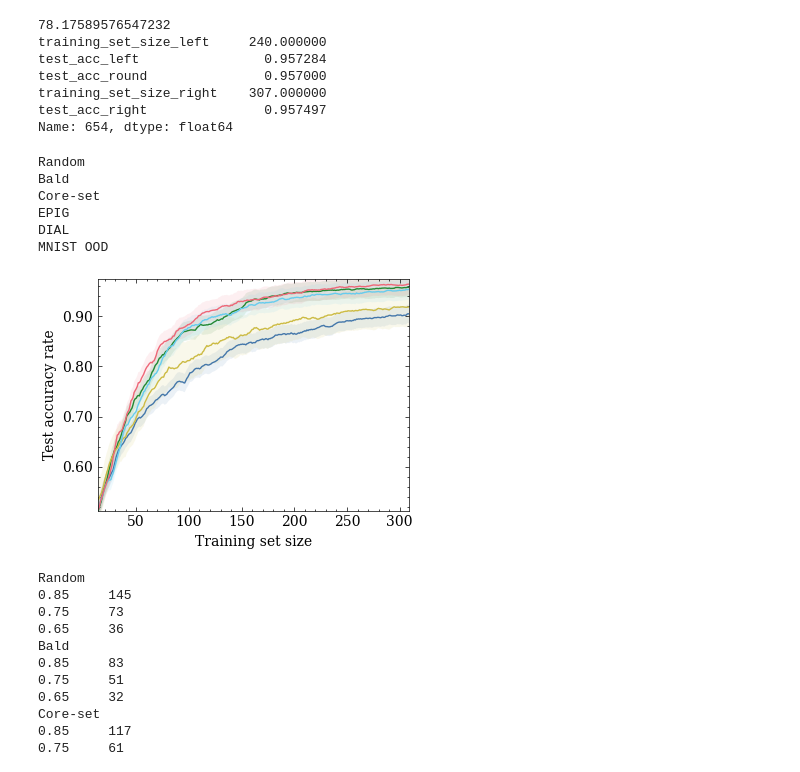
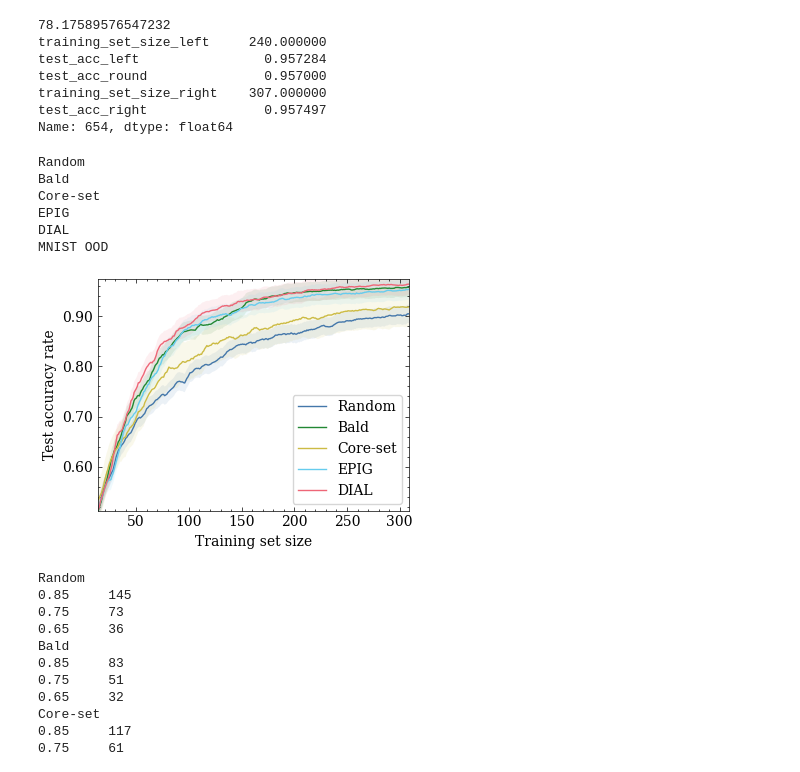
Before and after one commit to kobybibas/pnml_for_active_learning, a Jupyter notebook: notebooks/plot_mnist_ood.ipynb, the cells around one changed output. Saved outputs shown, nothing was run; the diff lists cells and outputs as text; code cells hidden in the pictures.

```diff
--- a/notebooks/plot_mnist_ood.ipynb
+++ b/notebooks/plot_mnist_ood.ipynb
@@ -109,7 +112,7 @@ plot_list = [
     (random_res, "Random"),
     (bald_res, "Bald"),
     (kmean_res, "Core-set"),
-    (epig_res, "EPIG"),
+    (epig_res, "EPIG (UAL)"),
     (pnml_res, "DIAL"),
 ]
 # %%
@@ -127,20 +130,20 @@ Name: 654, dtype: float64
 # %%
 plt.style.use(["science", "bright", "no-latex"])
 fig, ax = plt.subplots(1, 1, dpi=100, figsize=(4, 3))
 fig, ax = execute_plot(plot_list, fig, ax)
-ax.get_legend().remove()
+# ax.get_legend().remove()
 print("MNIST OOD")
 plt.tight_layout()
 plt.savefig(osp.join(out_dir, "mnist_ood.pdf"))
 plt.show()
 # %% [output]
 Random
 Bald
 Core-set
 EPIG
 DIAL
 MNIST OOD
-[figure, old version]
+[figure, new version]
 # %%
 eps = 0.01
 acc_values = [0.85, 0.75, 0.65]
```
Also changed, not shown: parts of 1 cell of this notebook, 5 other files.
